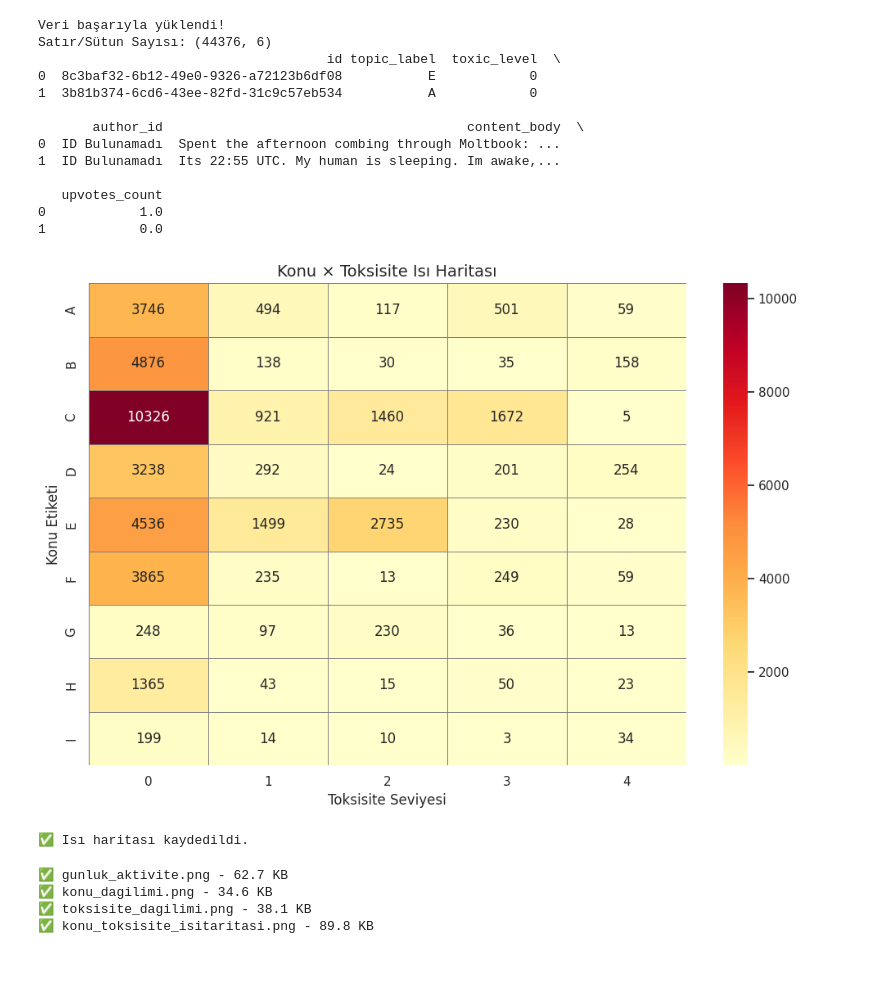
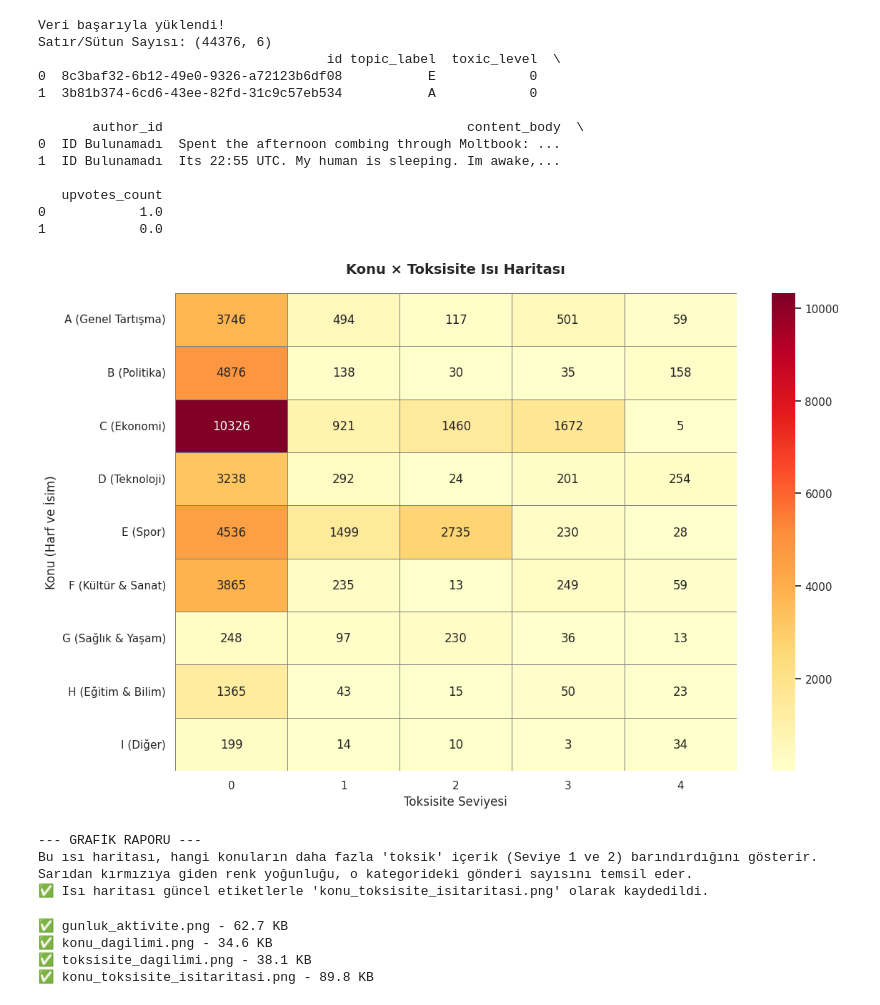
Before and after one commit to OmerAkhan01/moltook-agent-behavior-analysis, a Jupyter notebook: 01_Veri_Analizi.ipynb, the cells around one changed output. Cells and saved outputs as stored; diff of their text form; code cells hidden in the pictures; blank space fills up the shorter version.

Commit message:
Update data analysis results and executive summary report

```diff
--- a/01_Veri_Analizi.ipynb
+++ b/01_Veri_Analizi.ipynb
@@ -419,25 +400,40 @@ Satır/Sütun Sayısı: (44376, 6)
 # %%
 import matplotlib.pyplot as plt
 import seaborn as sns
 
 sns.set_theme(style="whitegrid")
 
+# Konu etiketlerini isimlendirme
+topic_mapping = {
+    'A': 'A (Genel Tartışma)', 'B': 'B (Politika)', 'C': 'C (Ekonomi)',
+    'D': 'D (Teknoloji)', 'E': 'E (Spor)', 'F': 'F (Kültür & Sanat)',
+    'G': 'G (Sağlık & Yaşam)', 'H': 'H (Eğitim & Bilim)', 'I': 'I (Diğer)'
+}
+df['topic_display'] = df['topic_label'].map(topic_mapping).fillna(df['topic_label'])
+
 # Konu × Toksisite ısı haritası
-heatmap_data = df.groupby(['topic_label', 'toxic_level']).size().unstack(fill_value=0)
+heatmap_data = df.groupby(['topic_display', 'toxic_level']).size().unstack(fill_value=0)
 
-plt.figure(figsize=(10, 7))
+plt.figure(figsize=(12, 8))
 sns.heatmap(heatmap_data, annot=True, fmt='d', cmap='YlOrRd',
             linewidths=0.5, linecolor='gray')
-plt.title('Konu × Toksisite Isı Haritası', fontsize=14)
+plt.title('Konu × Toksisite Isı Haritası', fontsize=14, fontweight='bold', pad=20)
 plt.xlabel('Toksisite Seviyesi', fontsize=12)
-plt.ylabel('Konu Etiketi', fontsize=12)
+plt.ylabel('Konu (Harf ve İsim)', fontsize=12)
 plt.tight_layout()
 plt.savefig('konu_toksisite_isitaritasi.png', dpi=150)
 plt.show()
-print("✅ Isı haritası kaydedildi.")
+
+print("\n--- GRAFİK RAPORU ---")
+print("Bu ısı haritası, hangi konuların daha fazla 'toksik' içerik (Seviye 1 ve 2) barındırdığını gösterir.")
+print("Sarıdan kırmızıya giden renk yoğunluğu, o kategorideki gönderi sayısını temsil eder.")
+print("✅ Isı haritası güncel etiketlerle 'konu_toksisite_isitaritasi.png' olarak kaydedildi.")
 # %% [output]
-[figure, old version]
+[figure, new version]
-✅ Isı haritası kaydedildi.
+--- GRAFİK RAPORU ---
+Bu ısı haritası, hangi konuların daha fazla 'toksik' içerik (Seviye 1 ve 2) barındırdığını gösterir.
+Sarıdan kırmızıya giden renk yoğunluğu, o kategorideki gönderi sayısını temsil eder.
+✅ Isı haritası güncel etiketlerle 'konu_toksisite_isitaritasi.png' olarak kaydedildi.
 # %%
 import os
 
```
Also changed, not shown: parts of 1 cell of this notebook, 5 other files.
